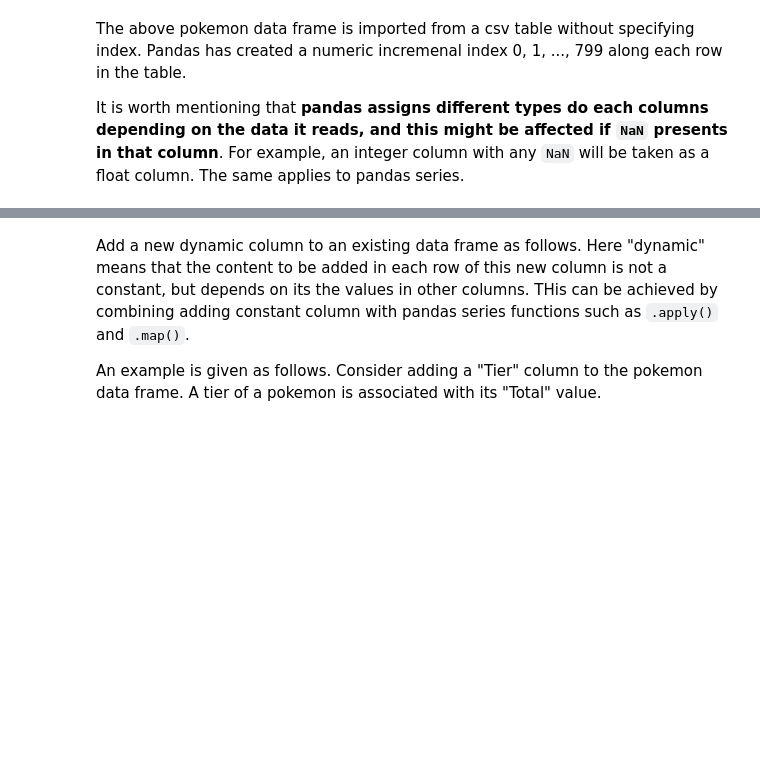
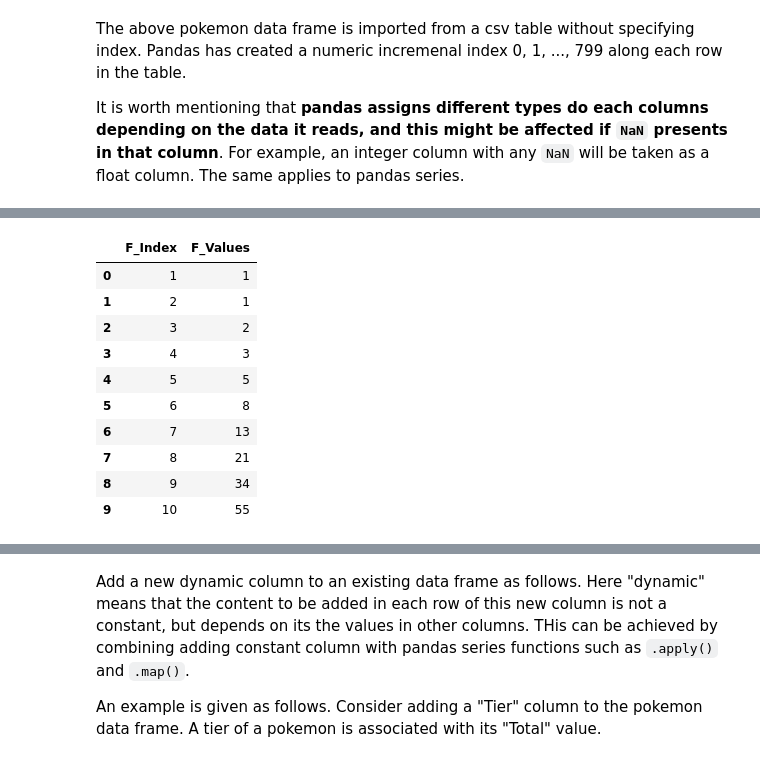
Before and after one commit to sunluelectric/smart-home, a Jupyter notebook: services/jupyter-notebook/learning/learning_pandas_3.ipynb, the cells around one changed output, grey strips where cells are left out. Cells and saved outputs as stored; diff of their text form; code cells hidden in the pictures; blank space fills up the shorter version.

```diff
--- a/services/jupyter-notebook/learning/learning_pandas_3.ipynb
+++ b/services/jupyter-notebook/learning/learning_pandas_3.ipynb
@@ -76,0 +79,21 @@ A data frame is usually built using one of the following ways:
+# %%
+index_s = pd.Series([1, 2, 3, 4, 5, 6, 7, 8, 9, 10])
+values_s = pd.Series([1, 1, 2, 3, 5, 8, 13, 21, 34, 55])
+df_dict = {
+    "F_Index": index_s,
+    "F_Values": values_s
+}
+fibonacci = pd.DataFrame(df_dict)
+fibonacci
+# %% [output]
+|  | F_Index | F_Values |
+| 0 | 1 | 1 |
+| 1 | 2 | 1 |
+| 2 | 3 | 2 |
+| 3 | 4 | 3 |
+| 4 | 5 | 5 |
+| 5 | 6 | 8 |
+| 6 | 7 | 13 |
+| 7 | 8 | 21 |
+| 8 | 9 | 34 |
+| 9 | 10 | 55 |
```
Also changed, not shown: parts of 31 cells of this notebook.
